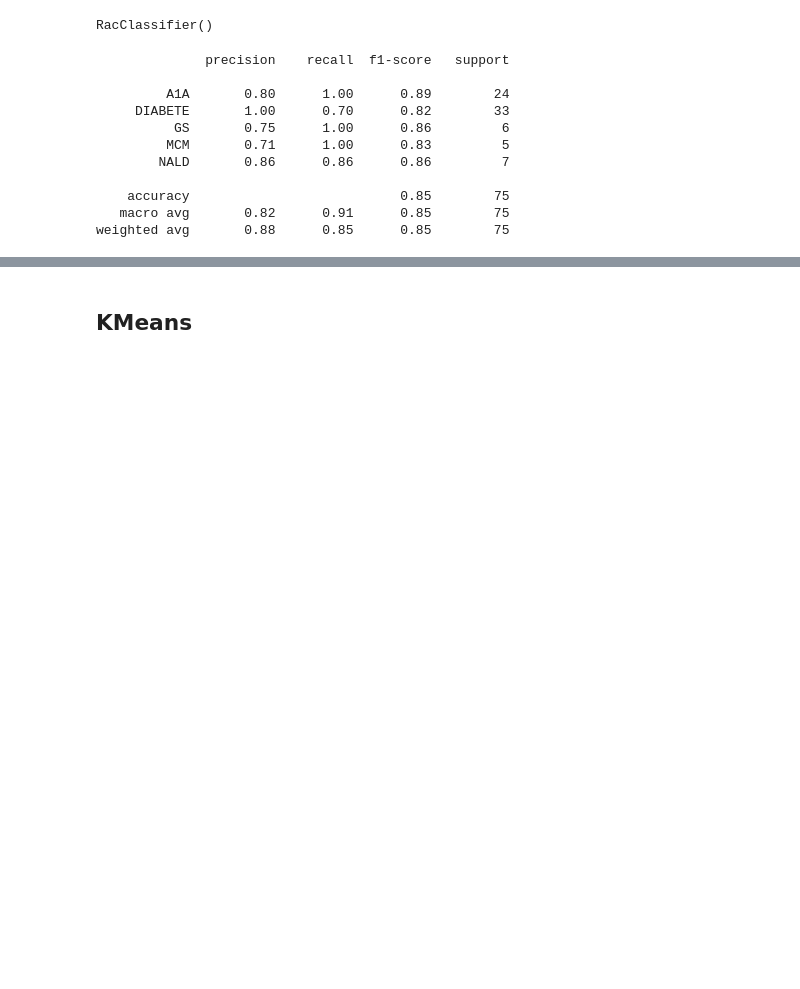
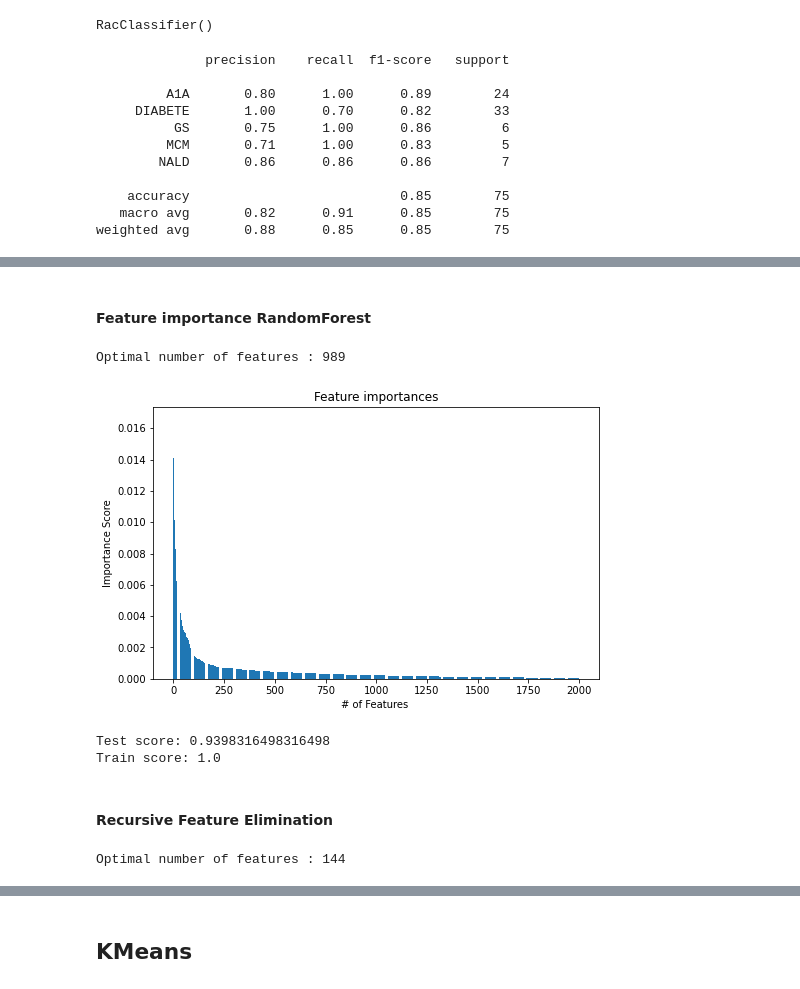
Before and after one commit to federicosilvestri/chl-project, a Jupyter notebook: src/notebooks/Classification.ipynb, the cells around one changed output, grey strips where cells are left out. Saved outputs shown, nothing was run; the diff lists cells and outputs as text; code cells hidden in the pictures; blank space fills up the shorter version.

```diff
--- a/src/notebooks/Classification.ipynb
+++ b/src/notebooks/Classification.ipynb
@@ -463,0 +496,16 @@ weighted avg       0.88      0.85      0.85        75
+# %%
+scoring = ['accuracy']
+#scoring = ['accuracy', 'precision_weighted', 'recall_weighted', 'f1_weighted']
+# %%
+param_grid = [
+    {'n_neighbors': list(np.arange(1, 10, 1)),
+     'weights': ['distance'],
+     'algorithm': ['brute', 'ball_tree', 'kd_tree'],
+     'p': [1, 2]
+    }
+]
+# %%
+cv = StratifiedKFold(n_splits=3)
+# %%
+clf = GridSearchCV(estimator=KNeighborsClassifier(), param_grid=param_grid, cv=cv, scoring=scoring, refit=False, n_jobs=-1, return_train_score=True)
+clf.fit(train_cv, target_cv)
@@ -463,0 +584,23 @@ weighted avg       0.88      0.85      0.85        75
+# %% [markdown]
+#### Feature importance RandomForest
+# %%
+# Use RandomForestClassifier to select most important features
+
+rf_clf = RandomForestClassifier()
+rf_clf = rf_clf.fit(train_cv, target_cv)
+model = SelectFromModel(rf_clf, prefit=True)
+
+importances = rf_clf.feature_importances_
+indices = np.argsort(importances)[::-1]
+indices = indices[:2000]
+print('Optimal number of features :', model.get_support().sum())
+
+plt.figure(1, figsize=(8, 5))
+plt.title("Feature importances")
+plt.xlabel("# of Features ")
+plt.ylabel("Importance Score")
+plt.bar(range(2000), importances[indices])
+plt.show()
+# %% [output]
+Optimal number of features : 989
+[figure, added]
@@ -463,0 +614,14 @@ weighted avg       0.88      0.85      0.85        75
+# %%
+print('Test score: '+str(cross_val_1['test_accuracy'].mean()))
+print('Train score: '+str(cross_val_1['train_accuracy'].mean()))
+# %% [output]
+Test score: 0.9398316498316498
+Train score: 1.0
+# %% [markdown]
+#### Recursive Feature Elimination
+# %%
+rfecv = RFECV(estimator=RandomForestClassifier(), step=5, cv=StratifiedKFold(3), scoring='accuracy')
+rfecv.fit(fs_train_cv_1, target_cv)
+print('Optimal number of features :', rfecv.n_features_)
+# %% [output]
+Optimal number of features : 144
```
Also changed, not shown: parts of 28 cells of this notebook.
